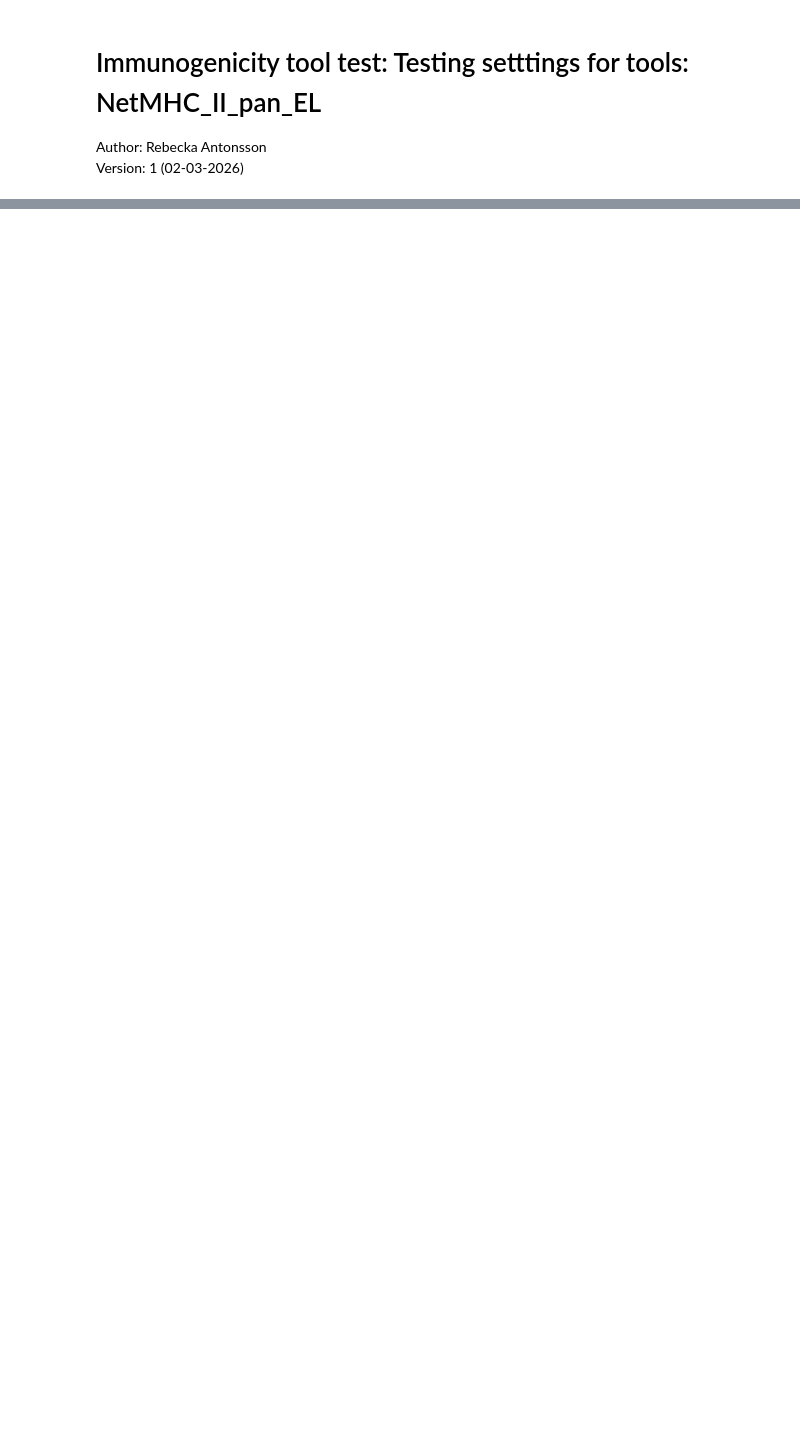
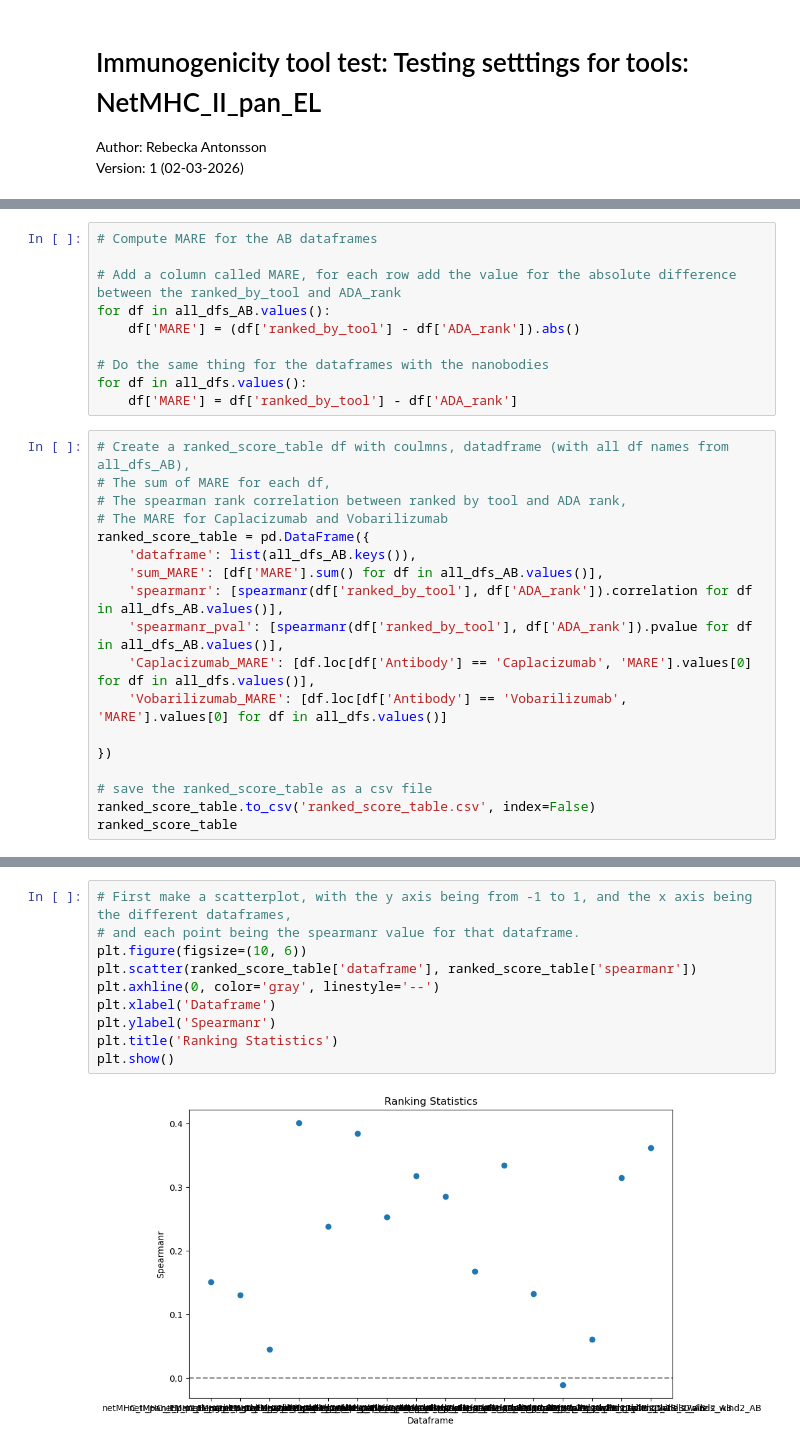
Before and after one commit to RebeckaAntonsson/Thesis, a Jupyter notebook: Immonogenecity_tool_testing/Testing_settings_for_tools/NetMHC_II_pan_EL/calc_rank_stats.ipynb, the cells around one changed output, grey strips where cells are left out. Saved outputs shown, nothing was run; the diff lists cells and outputs as text; blank space fills up the shorter version.

Commit message:
Ive added small things to many scripts so Im commiting everything

```diff
--- a/Immonogenecity_tool_testing/Testing_settings_for_tools/NetMHC_II_pan_EL/calc_rank_stats.ipynb
+++ b/Immonogenecity_tool_testing/Testing_settings_for_tools/NetMHC_II_pan_EL/calc_rank_stats.ipynb
@@ -143,0 +362,28 @@ for key in all_dfs:
+# %%
+# Compute MARE for the AB dataframes
+
+# Add a column called MARE, for each row add the value for the absolute difference between the ranked_by_tool and ADA_rank
+for df in all_dfs_AB.values():
+    df['MARE'] = (df['ranked_by_tool'] - df['ADA_rank']).abs()
+
+# Do the same thing for the dataframes with the nanobodies
+for df in all_dfs.values():
+    df['MARE'] = df['ranked_by_tool'] - df['ADA_rank']
+# %%
+# Create a ranked_score_table df with coulmns, datadframe (with all df names from all_dfs_AB),
+# The sum of MARE for each df,
+# The spearman rank correlation between ranked by tool and ADA rank,
+# The MARE for Caplacizumab and Vobarilizumab
+ranked_score_table = pd.DataFrame({
+    'dataframe': list(all_dfs_AB.keys()),
+    'sum_MARE': [df['MARE'].sum() for df in all_dfs_AB.values()],
+    'spearmanr': [spearmanr(df['ranked_by_tool'], df['ADA_rank']).correlation for df in all_dfs_AB.values()],
+    'spearmanr_pval': [spearmanr(df['ranked_by_tool'], df['ADA_rank']).pvalue for df in all_dfs_AB.values()],
+    'Caplacizumab_MARE': [df.loc[df['Antibody'] == 'Caplacizumab', 'MARE'].values[0] for df in all_dfs.values()],
+    'Vobarilizumab_MARE': [df.loc[df['Antibody'] == 'Vobarilizumab', 'MARE'].values[0] for df in all_dfs.values()]
+
+})
+
+# save the ranked_score_table as a csv file
+ranked_score_table.to_csv('ranked_score_table.csv', index=False)
+ranked_score_table
@@ -143,0 +411,12 @@ for key in all_dfs:
+# %%
+# First make a scatterplot, with the y axis being from -1 to 1, and the x axis being the different dataframes,
+# and each point being the spearmanr value for that dataframe.
+plt.figure(figsize=(10, 6))
+plt.scatter(ranked_score_table['dataframe'], ranked_score_table['spearmanr'])
+plt.axhline(0, color='gray', linestyle='--')
+plt.xlabel('Dataframe')
+plt.ylabel('Spearmanr')
+plt.title('Ranking Statistics')
+plt.show()
+# %% [output]
+[figure, added]
```
Also changed, not shown: parts of 15 cells of this notebook, 12 other files.
